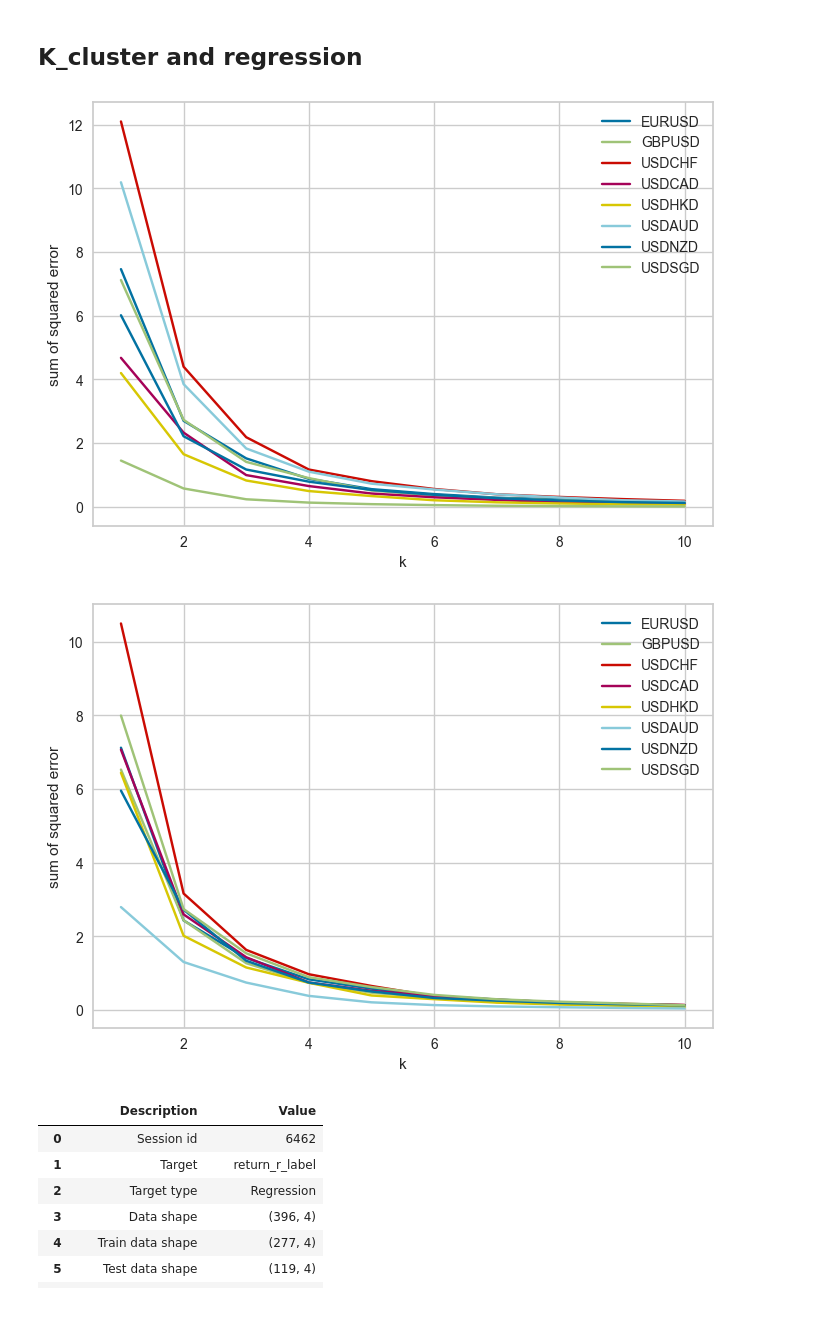
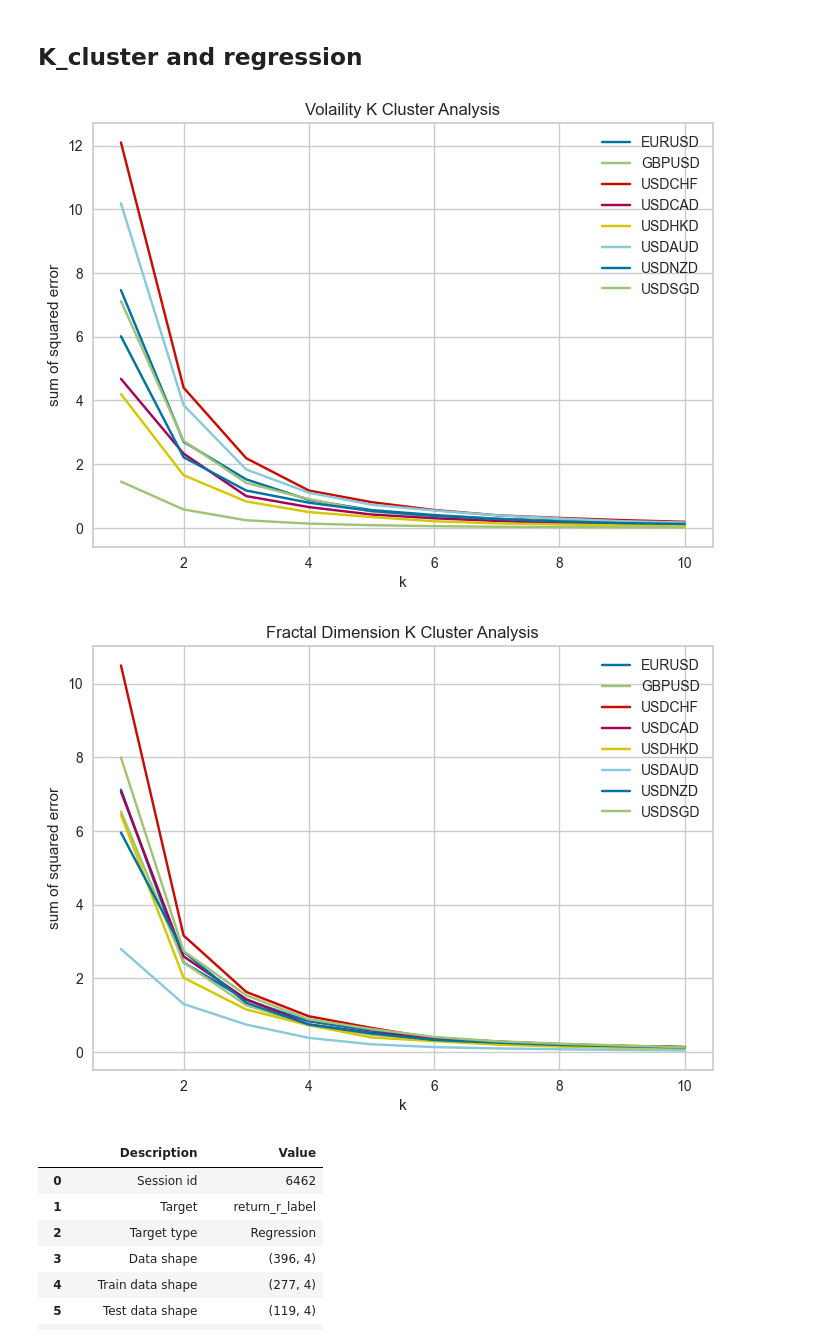
Before and after one commit to Felix-only/-Real-Time-Trailing-Stops-Strategy-Using-Regression, a Jupyter notebook: notebooks/data_modeling_v2.ipynb, the cells around one changed output. Drawn from its saved outputs; the diff is of its cells as text; code cells hidden in the pictures; blank space fills up the shorter version.

```diff
--- a/notebooks/data_modeling_v2.ipynb
+++ b/notebooks/data_modeling_v2.ipynb
@@ -159,16 +159,18 @@ def Model_ready_data(curr, n_cluster, feature_list1, feature_list2):
 # %%
 # Use the The Elbow Method to determine the optimal number of clusters
 for i in range(8):
     find_k(curr[i], ['vol'])
     plt.legend()
+    plt.title("Volaility K Cluster Analysis")
 # %% [output]
-[figure, old version]
+[figure, new version]
 # %%
 for i in range(8):
     find_k(curr[i], ['fd'])
     plt.legend()
+    plt.title("Fractal Dimension K Cluster Analysis")
 # %% [output]
-[figure, old version]
+[figure, new version]
 # %%
 # Regression Modeling
 for i in range(8):
```
Also changed, not shown: 4 other files.
